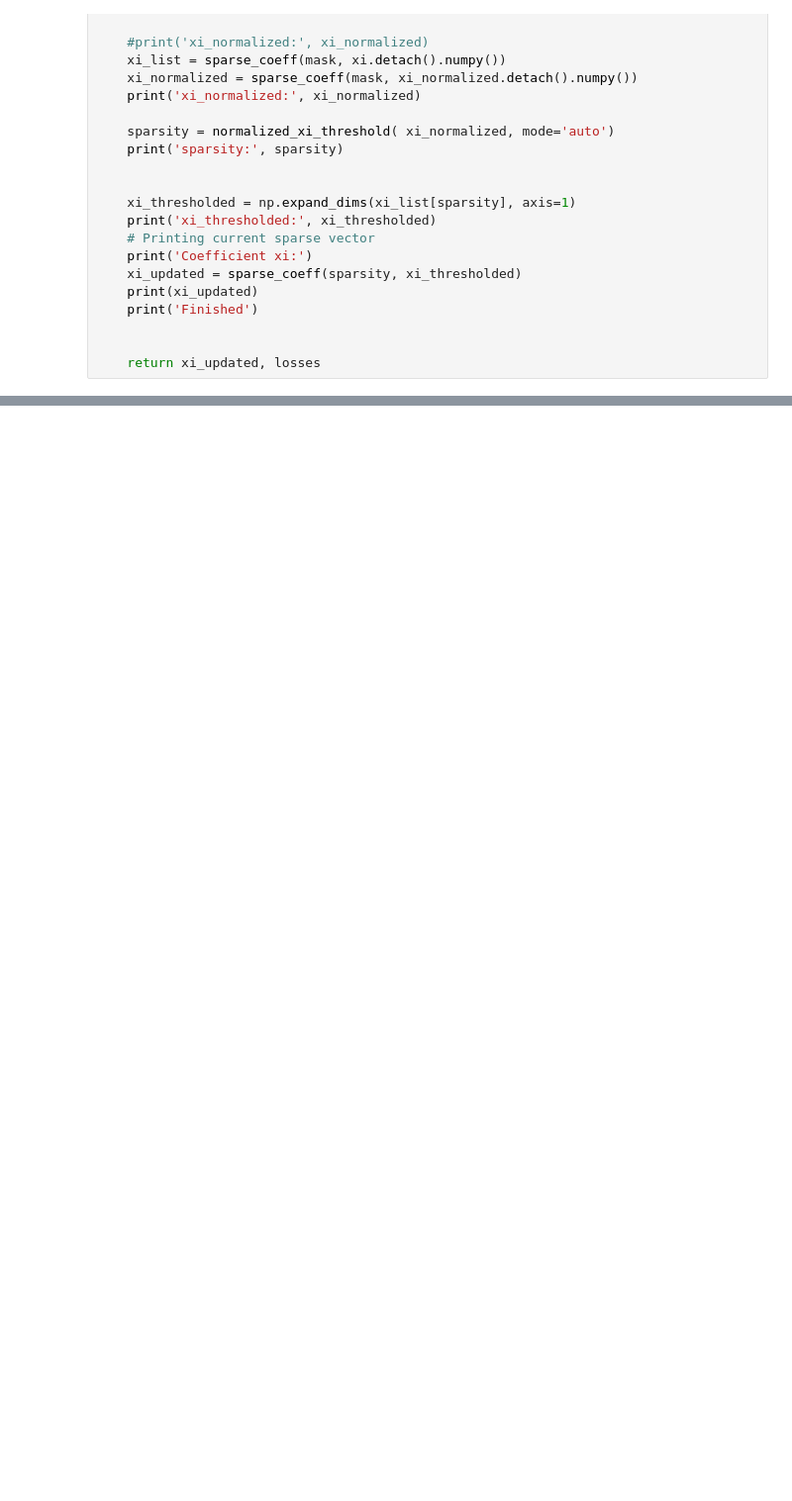
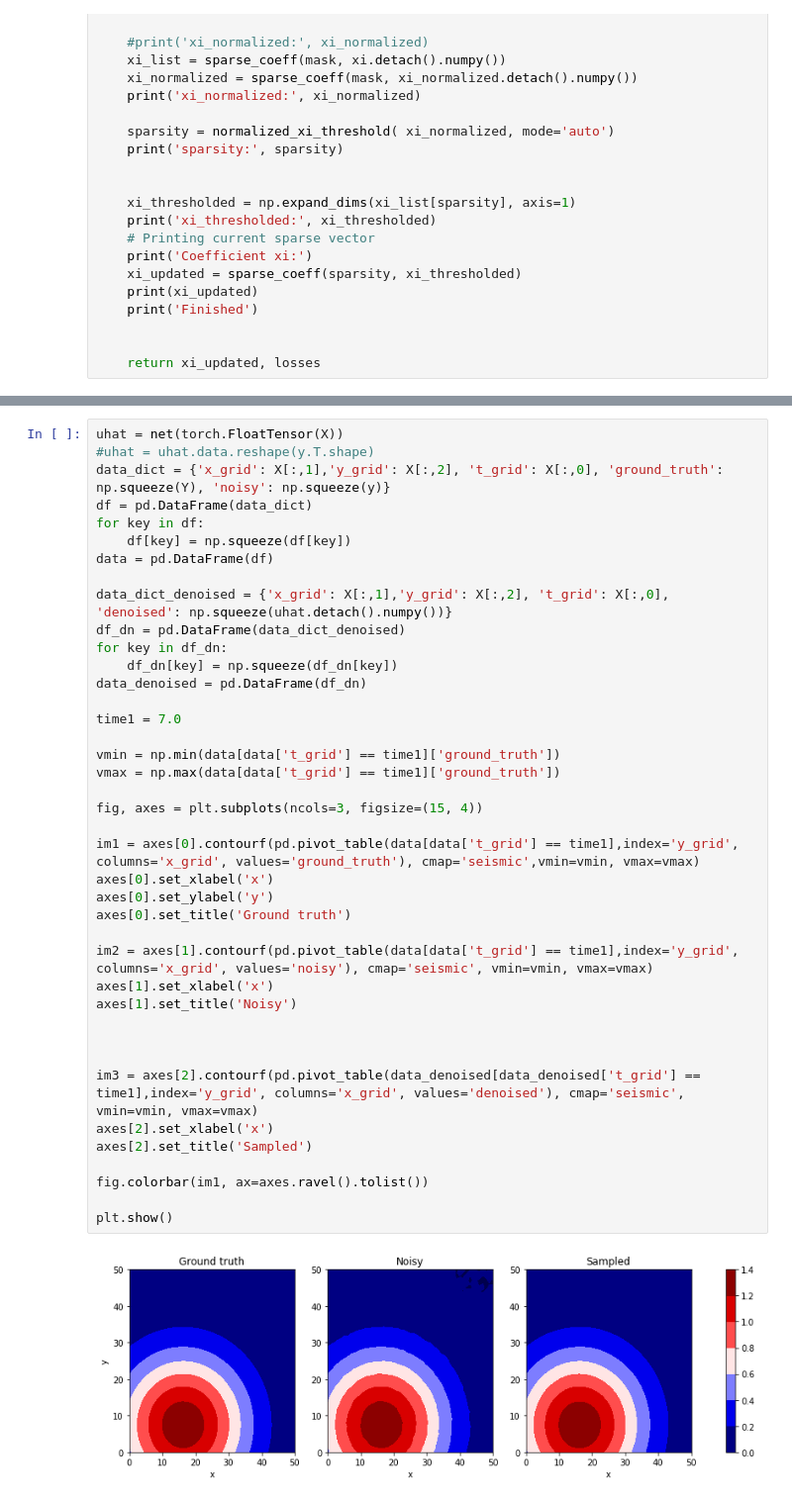
Before and after one commit to Happydas/Model-Identification, a Jupyter notebook: Two Dimentional/AD_2D.ipynb, the cells around one changed output, grey strips where cells are left out. Shown at 99% size. Cells and saved outputs as stored; diff of their text form; blank space fills up the shorter version.

```diff
--- a/Two Dimentional/AD_2D.ipynb
+++ b/Two Dimentional/AD_2D.ipynb
@@ -221,0 +254,42 @@ u_t = 0.2524u_{x} + 0.4884u_{y} + 0.4486u_{xx} + 0.4157u_{yy}
+# %%
+uhat = net(torch.FloatTensor(X))
+#uhat = uhat.data.reshape(y.T.shape)
+data_dict = {'x_grid': X[:,1],'y_grid': X[:,2], 't_grid': X[:,0], 'ground_truth': np.squeeze(Y), 'noisy': np.squeeze(y)}
+df = pd.DataFrame(data_dict)
+for key in df:
+    df[key] = np.squeeze(df[key])
+data = pd.DataFrame(df)
+
+data_dict_denoised = {'x_grid': X[:,1],'y_grid': X[:,2], 't_grid': X[:,0], 'denoised': np.squeeze(uhat.detach().numpy())}
+df_dn = pd.DataFrame(data_dict_denoised)
+for key in df_dn:
+    df_dn[key] = np.squeeze(df_dn[key])
+data_denoised = pd.DataFrame(df_dn)
+
+time1 = 7.0
+
+vmin = np.min(data[data['t_grid'] == time1]['ground_truth'])
+vmax = np.max(data[data['t_grid'] == time1]['ground_truth'])
+
+fig, axes = plt.subplots(ncols=3, figsize=(15, 4))
+
+im1 = axes[0].contourf(pd.pivot_table(data[data['t_grid'] == time1],index='y_grid', columns='x_grid', values='ground_truth'), cmap='seismic',vmin=vmin, vmax=vmax)
+axes[0].set_xlabel('x')
+axes[0].set_ylabel('y')
+axes[0].set_title('Ground truth')
+
+im2 = axes[1].contourf(pd.pivot_table(data[data['t_grid'] == time1],index='y_grid', columns='x_grid', values='noisy'), cmap='seismic', vmin=vmin, vmax=vmax)
+axes[1].set_xlabel('x')
+axes[1].set_title('Noisy')
+
+
+
+im3 = axes[2].contourf(pd.pivot_table(data_denoised[data_denoised['t_grid'] == time1],index='y_grid', columns='x_grid', values='denoised'), cmap='seismic', vmin=vmin, vmax=vmax)
+axes[2].set_xlabel('x')
+axes[2].set_title('Sampled')
+
+fig.colorbar(im1, ax=axes.ravel().tolist())
+
+plt.show()
+# %% [output]
+[figure, added]
```
Also changed, not shown: parts of 4 cells of this notebook.
